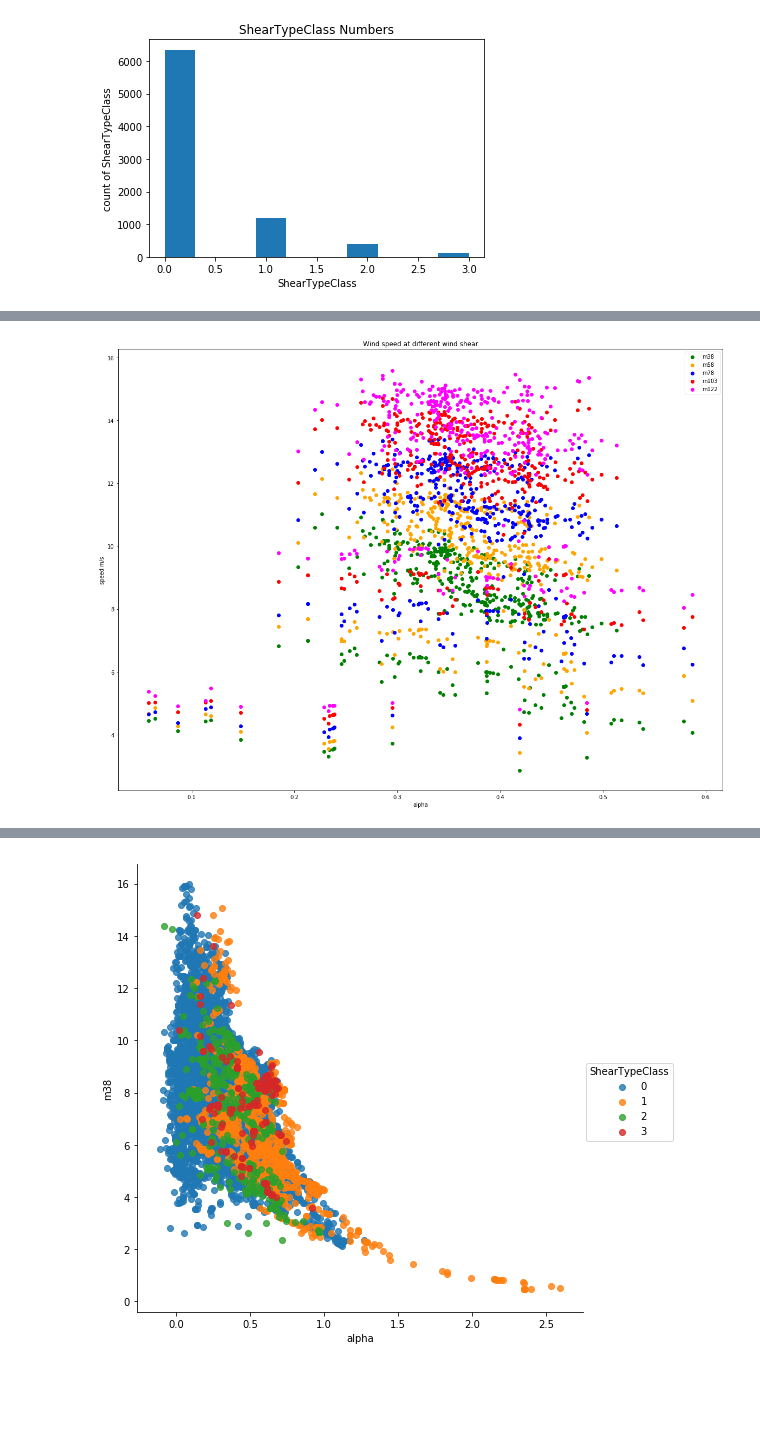
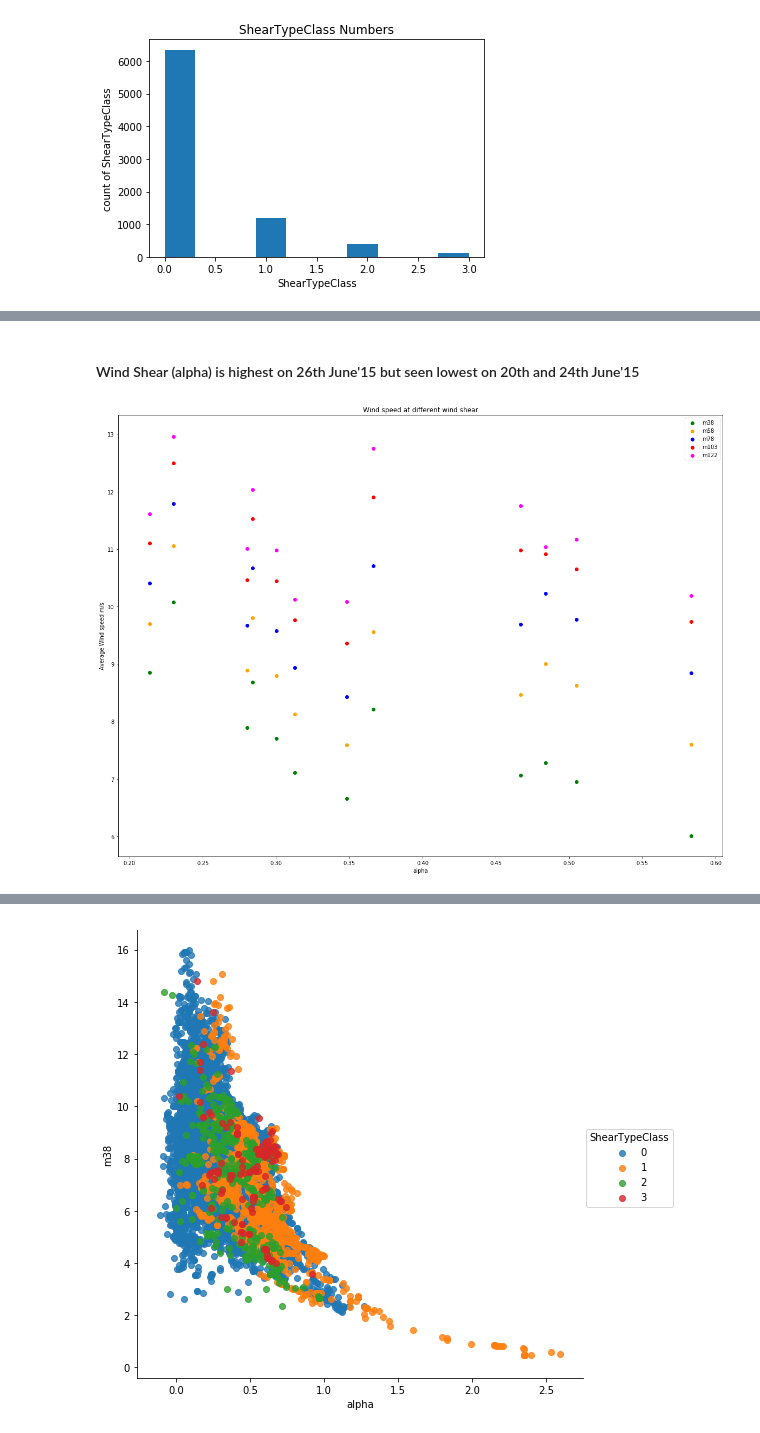
Before and after one commit to atulmahaja/Repos1, a Jupyter notebook: Wind_Shear_Case_Study.ipynb, the cells around one changed output, grey strips where cells are left out. Drawn from its saved outputs; the diff is of its cells as text; code cells hidden in the pictures; blank space fills up the shorter version.

```diff
--- a/Wind_Shear_Case_Study.ipynb
+++ b/Wind_Shear_Case_Study.ipynb
@@ -112,0 +79,4 @@ dataset.describe()
+# %%
+test_dataset = dataset[1:]
+# %%
+test_dataset_grouped = test_dataset.groupby('Date').mean().reset_index()
@@ -275,15 +242,17 @@ plt.show()
+# %% [markdown]
+#### Wind Shear (alpha) is highest on 26th June'15 but seen lowest on 20th and 24th June'15
 # %%
-# WIND SPEED AT DIFFERENT HEIGHTS ON AT DIFFERENT WIND SHEAR(ALPHA)
+# AVERAGE WIND SPEED AT DIFFERENT HEIGHTS AT DIFFERENT WIND SHEAR(ALPHA)
 plt.figure(figsize=(20,15))
-plt.scatter(dataset.alpha[0:407], dataset.m38[0:407], color='g')
-plt.scatter(dataset.alpha[0:407], dataset.m58[0:407], color='orange')
-plt.scatter(dataset.alpha[0:407], dataset.m78[0:407], color='blue')
-plt.scatter(dataset.alpha[0:407], dataset.m103[0:407], color='red')
-plt.scatter(dataset.alpha[0:407], dataset.m122[0:407], color='magenta')
+plt.scatter(test_dataset_grouped.alpha,test_dataset_grouped.m38, color='g')
+plt.scatter(test_dataset_grouped.alpha,test_dataset_grouped.m58, color='orange')
+plt.scatter(test_dataset_grouped.alpha,test_dataset_grouped.m78, color='blue')
+plt.scatter(test_dataset_grouped.alpha,test_dataset_grouped.m103, color='red')
+plt.scatter(test_dataset_grouped.alpha,test_dataset_grouped.m122, color='magenta')
 plt.xlabel('alpha')
-plt.ylabel('speed m/s')
+plt.ylabel('Average Wind speed m/s')
 plt.title('Wind speed at different wind shear')
 plt.legend()
 plt.show()
 # %% [output]
-[figure, old version]
+[figure, new version]
```
Also changed, not shown: parts of 22 cells of this notebook.
